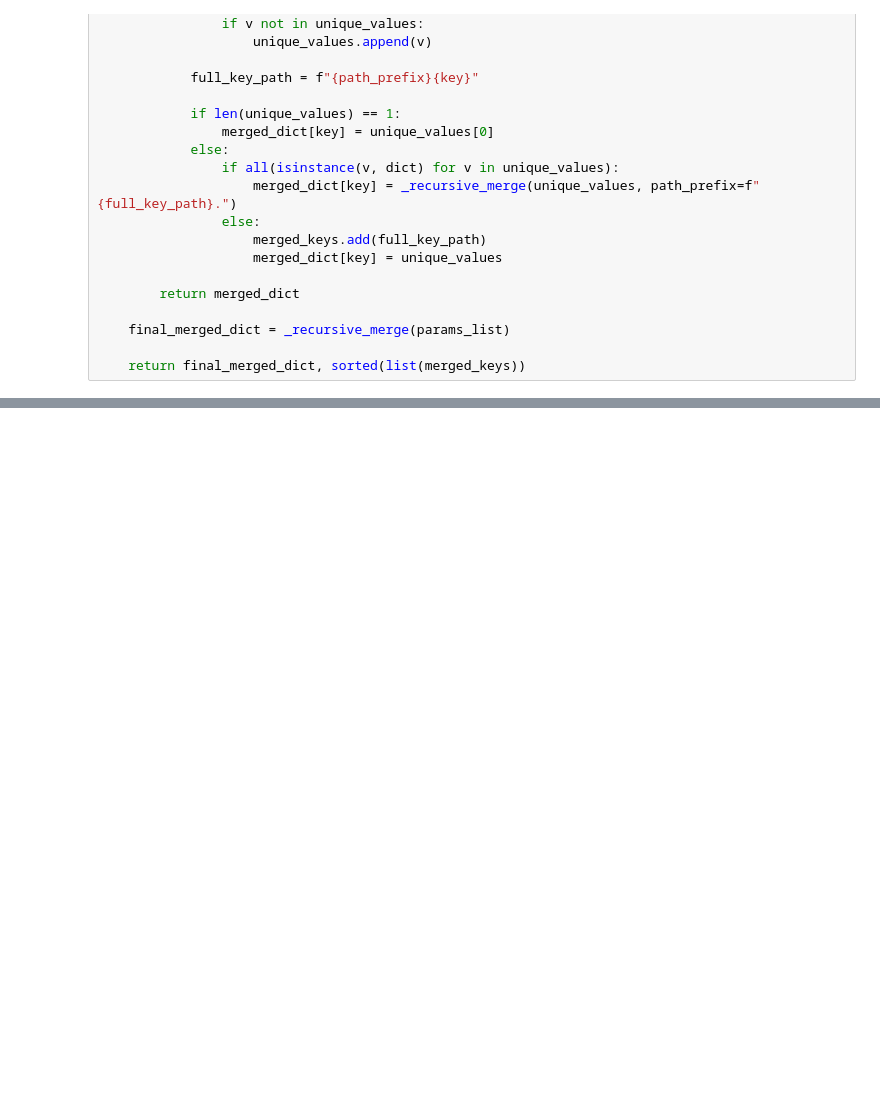
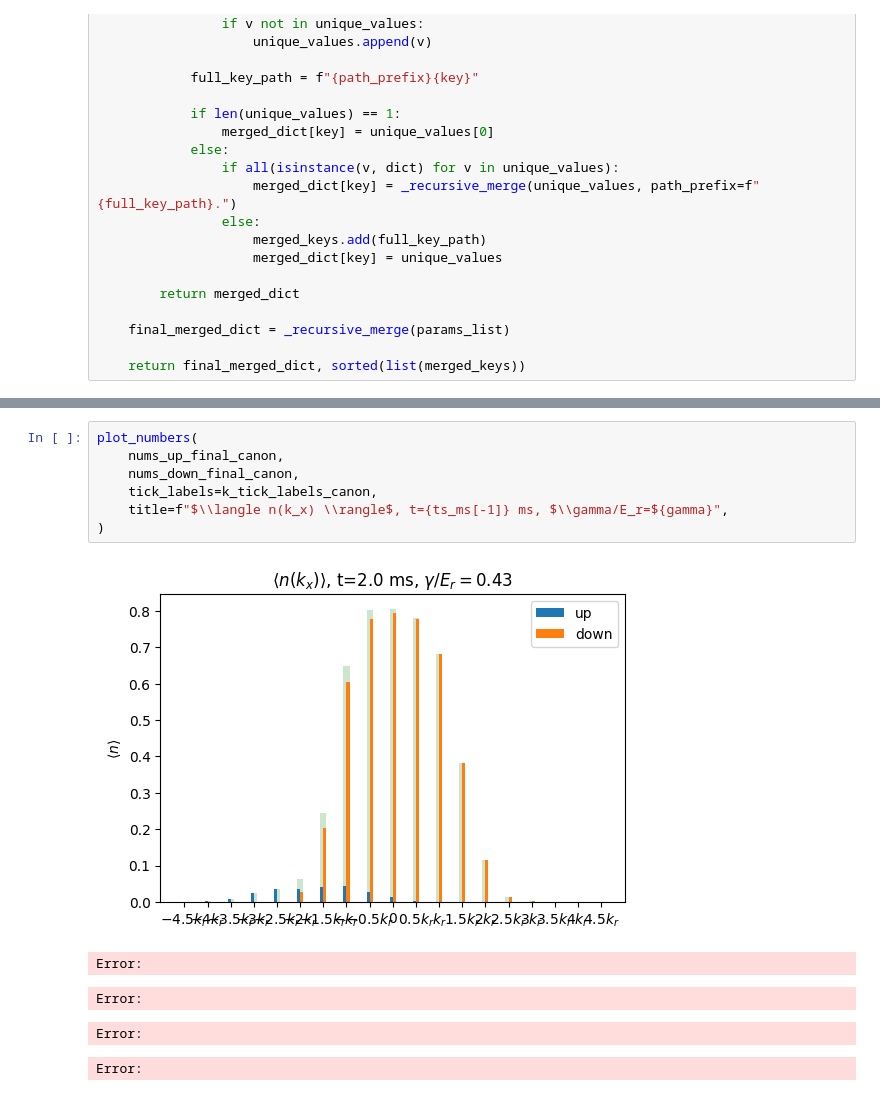
Before and after one commit to pco0511/yb-soc-two-body-loss, a Jupyter notebook: src/load_and_plot.ipynb, the cells around one changed output, grey strips where cells are left out. Saved outputs shown, nothing was run; the diff lists cells and outputs as text; blank space fills up the shorter version.

```diff
--- a/src/load_and_plot.ipynb
+++ b/src/load_and_plot.ipynb
@@ -211,0 +307,13 @@ for data_dir in DATA_SUBDIR_FULL:
+# %%
+plot_numbers(
+    nums_up_final_canon,
+    nums_down_final_canon,
+    tick_labels=k_tick_labels_canon,
+    title=f"$\\langle n(k_x) \\rangle$, t={ts_ms[-1]} ms, $\\gamma/E_r=${gamma}",
+)
+# %% [output]
+[figure, added]
+Error:
+Error:
+Error:
+Error:
```
Also changed, not shown: parts of 22 cells of this notebook, 1 other file.
